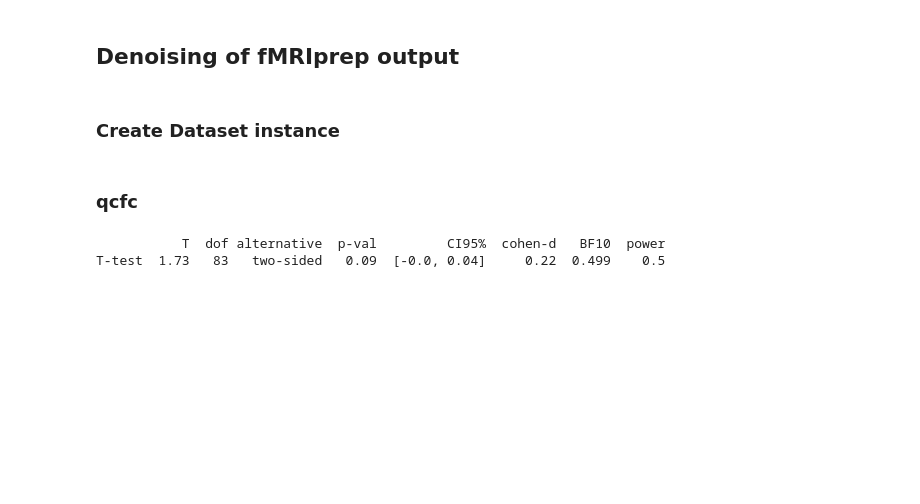
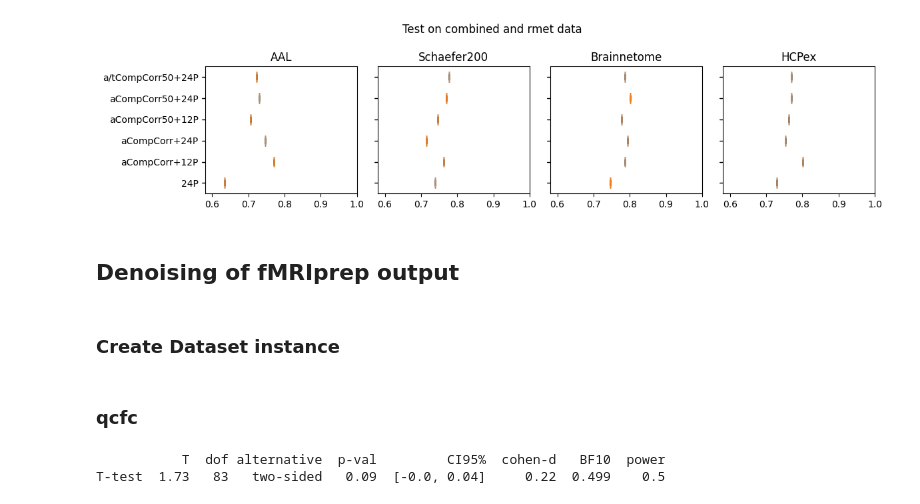
Before and after one commit to myxa/OpebCloseProject, a Jupyter notebook: notebooks/example.ipynb, the cells around one changed output. Cells and saved outputs as stored; diff of their text form; code cells hidden in the pictures; blank space fills up the shorter version.

```diff
--- a/notebooks/example.ipynb
+++ b/notebooks/example.ipynb
@@ -20,3 +77,43 @@ import warnings
+# %%
+#aal_gsr = np.load('/home/tm/projects/OpenCloseBaseline/metrics/ihb_AAL_metrics_logreg_no_gsr.npy')
+aal = np.load('/home/tm/projects/OpenCloseBaseline/notebooks/metrics_new/AAL_rmet_test.npy')
+
+#bnt_gsr = np.load('/home/tm/projects/OpenCloseBaseline/metrics/ihb_Brainnetome_metrics_logreg_no_gsr.npy')
+bnt = np.load('/home/tm/projects/OpenCloseBaseline/notebooks/metrics_new/Brainnetome_rmet_test.npy')
+
+#hcp_gsr = np.load('/home/tm/projects/OpenCloseBaseline/metrics/ihb_HCPex_metrics_logreg_no_gsr.npy')
+hcp = np.load('/home/tm/projects/OpenCloseBaseline/notebooks/metrics_new/HCPex_rmet_test.npy')
+
+#sch_gsr = np.load('/home/tm/projects/OpenCloseBaseline/metrics/ihb_Schaefer200_metrics_logreg_no_gsr.npy')
+sch = np.load('/home/tm/projects/OpenCloseBaseline/notebooks/metrics_new/Schaefer200_rmet_test.npy')
+
+data = [aal,
+        sch,
+        bnt,
+        hcp]
+# %%
+fig, ax = plt.subplots(1, 4, figsize=(12, 3), sharey=True)
+ax = ax.flatten()
+for i in range(len(data)):
+    if i == 0 or i == 4:
+        bplot = ax[i].boxplot(data[i].T, vert=False, labels=strat, patch_artist=True)
+    else:
+        bplot = ax[i].boxplot(data[i].T, vert=False, patch_artist=True, labels=['' for i in range(6)])
+    ax[i].set_xlim([0.58, 1])
+
+    if i in [0, 1, 2, 3]:
+        ax[i].set_title(titles[i])
+
+    for patch, color in zip(bplot['boxes'], colors):
+        patch.set_facecolor(color)
+
+    if i in [4, 5, 6, 7]:
+        ax[i].set_xlabel('Accuracy')
+
+fig.suptitle('Test on combined and rmet data')
+fig.tight_layout()
+# %% [output]
+[figure, added]
 # %% [markdown]
 ## Denoising of fMRIprep output
 # %% [markdown]
```
Also changed, not shown: parts of 55 cells of this notebook, 4 other files.
